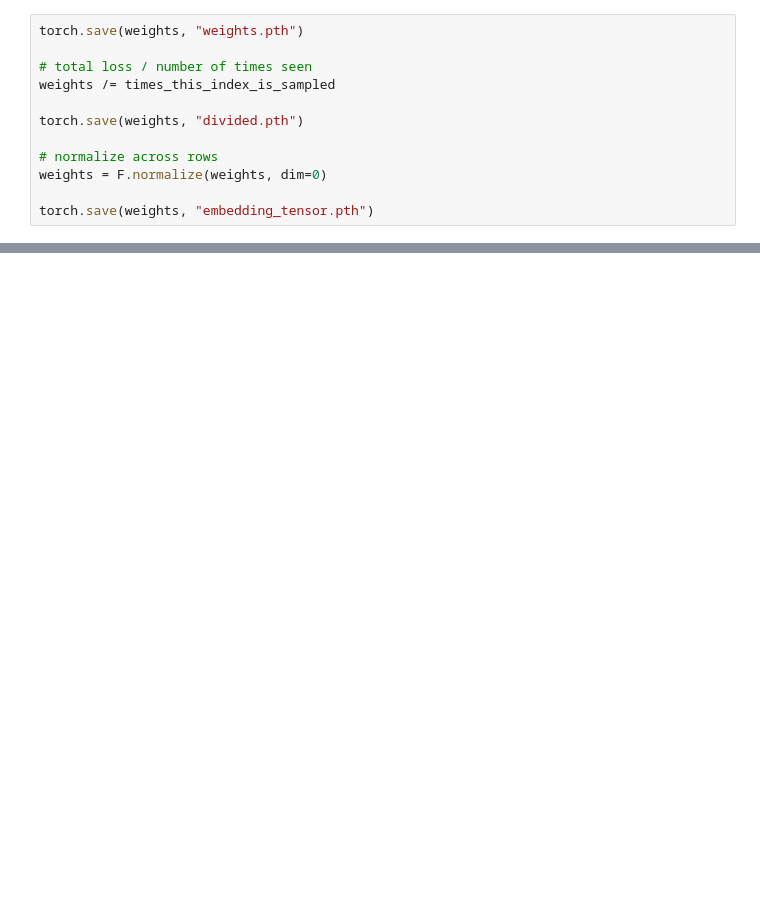
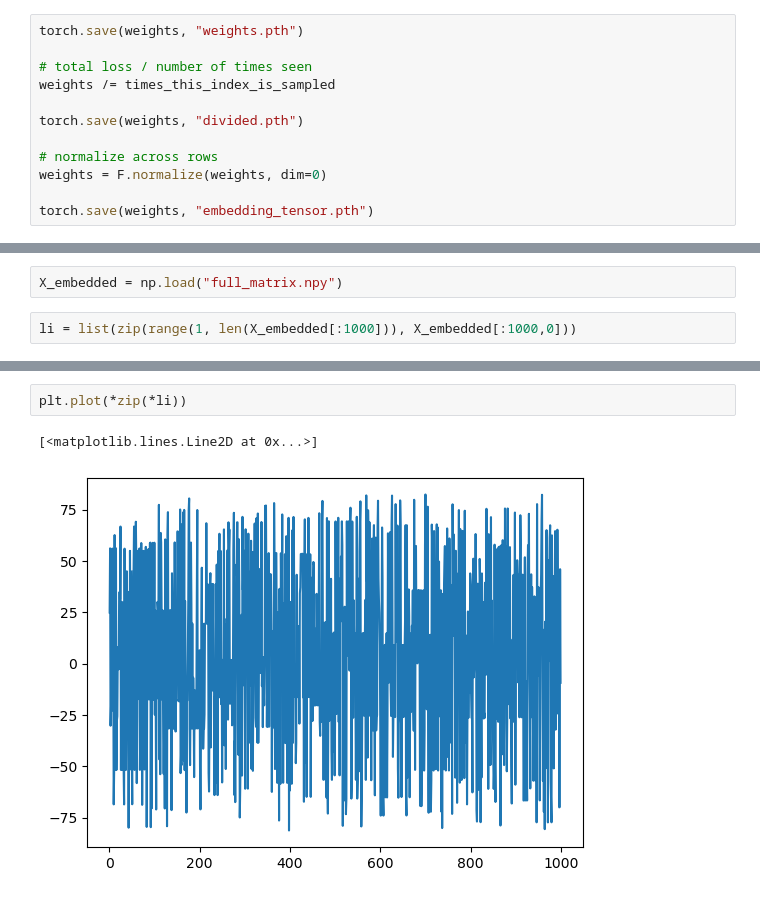
Before and after one commit to claudiosv/pretrained_positional_embeddings, a Jupyter notebook: embedding_from_ae.ipynb, the cells around one changed output, grey strips where cells are left out. Saved outputs shown, nothing was run; the diff lists cells and outputs as text; blank space fills up the shorter version.

```diff
--- a/embedding_from_ae.ipynb
+++ b/embedding_from_ae.ipynb
@@ -96,0 +181,4 @@ torch.save(weights, "embedding_tensor.pth")
+# %%
+X_embedded = np.load("full_matrix.npy")
+# %%
+li = list(zip(range(1, len(X_embedded[:1000])), X_embedded[:1000,0]))
@@ -96,0 +205,5 @@ torch.save(weights, "embedding_tensor.pth")
+# %%
+plt.plot(*zip(*li))
+# %% [output]
+[<matplotlib.lines.Line2D at 0x...>]
+[figure, added]
```
Also changed, not shown: parts of 39 cells of this notebook, 19 other files.
